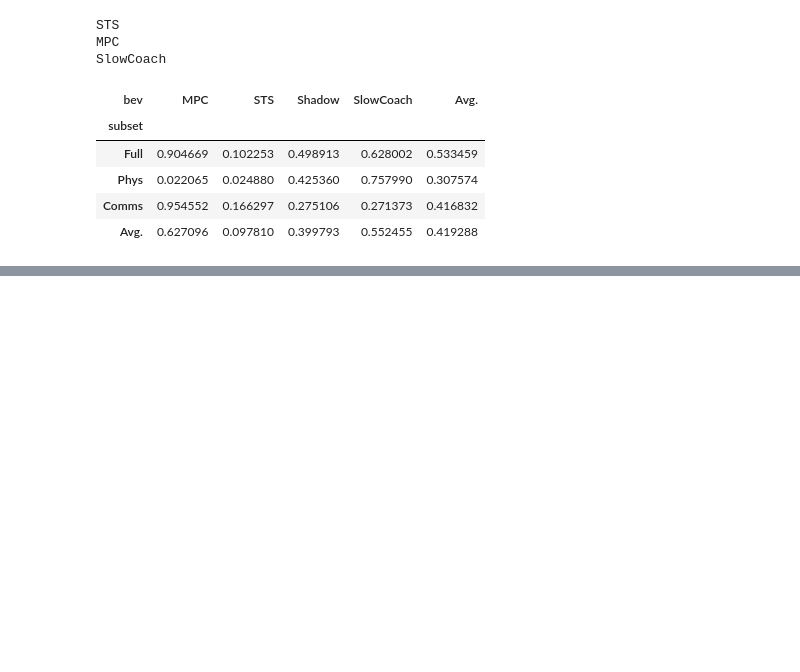
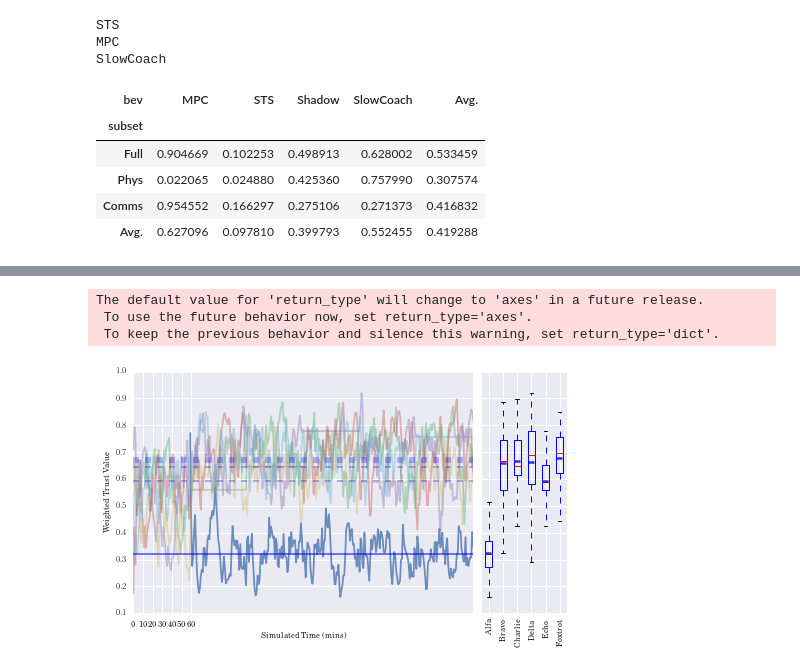
Before and after one commit to andrewbolster/aietes, a Jupyter notebook: scripts/notebooks/Chapters/Chapter 7.ipynb, the cells around one changed output, grey strips where cells are left out. Drawn from its saved outputs; the diff is of its cells as text; code cells hidden in the pictures; blank space fills up the shorter version.

Commit message:
Alternates done, tabulations done, boxplots done

```diff
--- a/scripts/notebooks/Chapters/Chapter 7.ipynb
+++ b/scripts/notebooks/Chapters/Chapter 7.ipynb
@@ -328,0 +331,3 @@ r,
+# %%
+weights = uncpickle('/dev/shm/weights')
+weights
@@ -328,0 +449,61 @@ r,
+# %%
+def plot_trust_line_graph(result, title=None, stds=True, spans=None, box=None):
+
+    dropna = lambda x: x[~np.isnan(x)]
+
+    fig_size = latexify(columns=_texcol, factor=_texfac)
+
+    fig = plt.figure(figsize=fig_size)
+    #ax = fig.add_subplot(1, 1, 1)
+    gs = gridspec.GridSpec(1,2,width_ratios=[4,1])
+    ax = plt.subplot(gs[0])
+    if spans is not None:
+        plottable = pd.stats.moments.ewma(result, span=spans)
+    else:
+        plottable = result
+
+    def pltstd(tup):
+        mean, std = tup
+        ax.axhline(mean + std, alpha=0.3, ls=':', color='green')
+        ax.axhline(mean - std, alpha=0.3, ls=':', color='red')
+    _=plottable.iloc[:,0].plot(ax=ax, alpha=0.8)
+    _=plottable.iloc[:,1:].plot(ax=ax, alpha=0.4)
+
+    for i,v in enumerate(result.mean()):
+        if i: # Everyone Else
+            ax.axhline(v, alpha=0.3, ls='--', color='blue')
+        else: # Alfa
+            ax.axhline(v, alpha=0.6, ls='-', color='blue')
+    if stds:
+        map(pltstd, zip(result.mean(), result.std()))
+    ax.set_xlabel("Simulated Time (mins)")
+    ax.set_ylabel("Weighted Trust Value")
+    ax.legend().set_visible(False)
+    ax.set_xticks(np.arange(0,61,10))
+    ax.set_xticklabels(np.arange(0,61,10))
+
+    meanlineprops = dict(linestyle='--', linewidth=2.5, color='blue', alpha=0.8)
+
+
+    if box is not None:
+        axb = plt.subplot(gs[1])
+        if box is 'summary':
+            axb.boxplot([dropna(plottable.iloc[:,0].values), plottable.iloc[:,1:].stack().values],
+                        labels=['Misbehaver', 'Other Nodes'], widths=0.8, meanline=True, meanprops=meanlineprops)
+        elif box is 'complete':
+            plottable.boxplot(rot=90, showmeans=True, meanline=True, meanprops=meanlineprops)
+        plt.setp(axb.get_yticklabels(), visible=False)
+
+    fig.tight_layout()
+
+    return fig,ax,result, plottable
+
+
+
+_,_,result,plottable=plot_trust_line_graph(trust_perspective \
+                     .dropna(axis=1, how='all'), stds=False, spans=6, box='complete')
+# %% [output]
+The default value for 'return_type' will change to 'axes' in a future release.
+ To use the future behavior now, set return_type='axes'.
+ To keep the previous behavior and silence this warning, set return_type='dict'.
+[figure, added]
```
Also changed, not shown: parts of 14 cells of this notebook, 5 other files.
